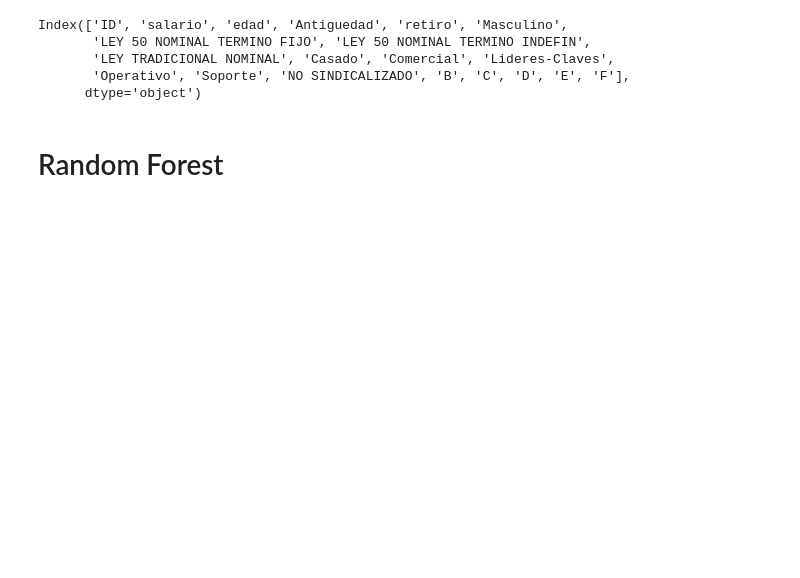
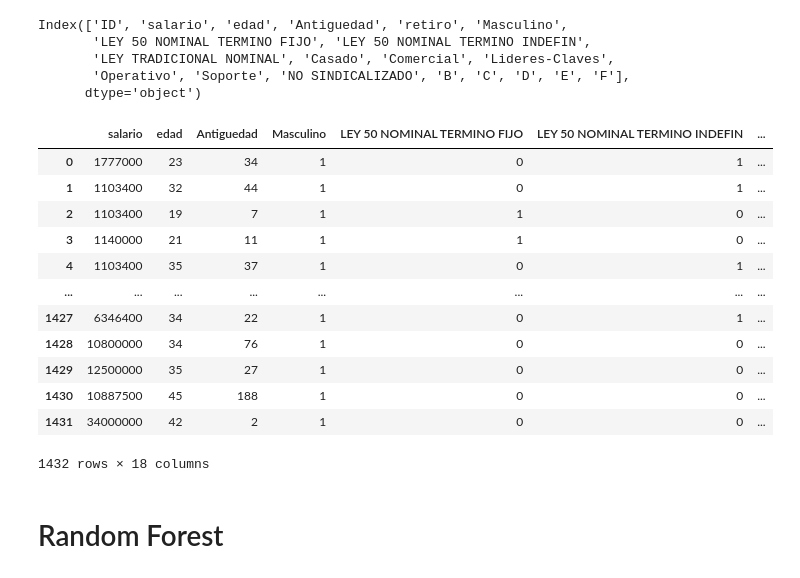
Before and after one commit to AnaAdalia/intro_ml, a Jupyter notebook: Clase8/Práctica Ensemble Methods.ipynb, the cells around one changed output. Saved outputs shown, nothing was run; the diff lists cells and outputs as text; code cells hidden in the pictures; blank space fills up the shorter version.

```diff
--- a/Clase8/Práctica Ensemble Methods.ipynb
+++ b/Clase8/Práctica Ensemble Methods.ipynb
@@ -66,6 +84,22 @@ X=df.iloc[:,[1,2,3,5,6,7,8,9,10,11,12,13,14,15,16,17,18,19] ]
 y=df.iloc[:,4]
 from sklearn.model_selection import train_test_split
 X_train, X_test, y_train, y_test = train_test_split(X, y, test_size=0.33, random_state=42)
+# %%
+X
+# %% [output]
+|  | salario | edad | Antiguedad | Masculino | LEY 50 NOMINAL TERMINO FIJO | LEY 50 NOMINAL TERMINO INDEFIN | ... |
+| 0 | 1777000 | 23 | 34 | 1 | 0 | 1 | ... |
+| 1 | 1103400 | 32 | 44 | 1 | 0 | 1 | ... |
+| 2 | 1103400 | 19 | 7 | 1 | 1 | 0 | ... |
+| 3 | 1140000 | 21 | 11 | 1 | 1 | 0 | ... |
+| 4 | 1103400 | 35 | 37 | 1 | 0 | 1 | ... |
+| ... | ... | ... | ... | ... | ... | ... | ... |
+| 1427 | 6346400 | 34 | 22 | 1 | 0 | 1 | ... |
+| 1428 | 10800000 | 34 | 76 | 1 | 0 | 0 | ... |
+| 1429 | 12500000 | 35 | 27 | 1 | 0 | 0 | ... |
+| 1430 | 10887500 | 45 | 188 | 1 | 0 | 0 | ... |
+| 1431 | 34000000 | 42 | 2 | 1 | 0 | 0 | ... |
+1432 rows × 18 columns
 # %% [markdown]
 # Random Forest
 # %%
```
Also changed, not shown: parts of 15 cells of this notebook.
